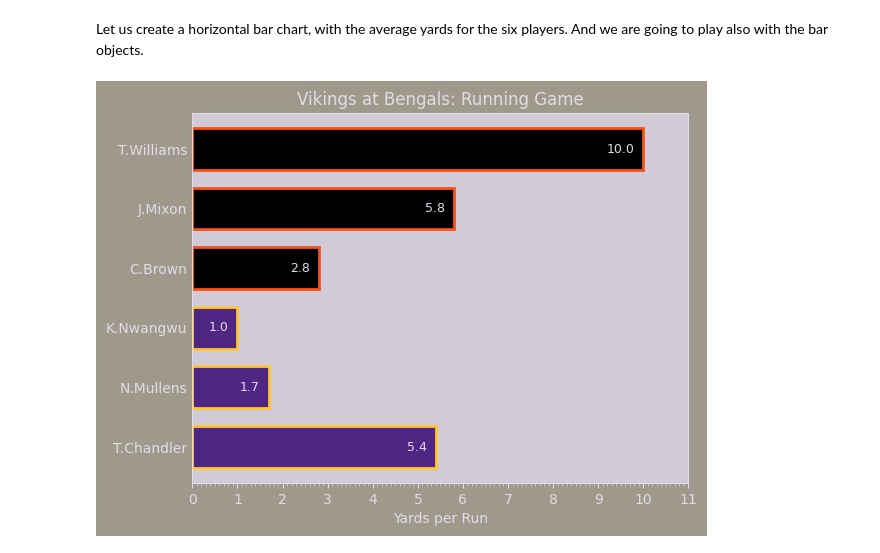
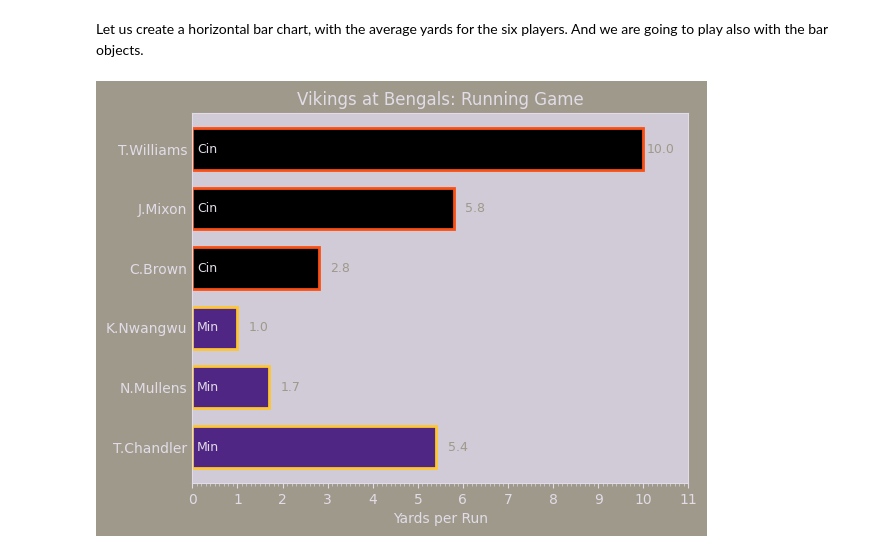
Before and after one commit to alvarohernandezalt/matplotlib_thePathof, a Jupyter notebook: 01_OOP_InterfacesDesign/AB_Appearance_TicksGridsAxes.ipynb, the cells around one changed output. Cells and saved outputs as stored; diff of their text form; code cells hidden in the pictures.

```diff
--- a/01_OOP_InterfacesDesign/AB_Appearance_TicksGridsAxes.ipynb
+++ b/01_OOP_InterfacesDesign/AB_Appearance_TicksGridsAxes.ipynb
@@ -207,32 +207,34 @@ fig, ax = plt.figure(facecolor='#9F998B'), plt.axes(facecolor='#D1CBD7')
 
 df['Avg'].plot.barh(ax = ax,
              color = df['colors_1'],
              edgecolor= df['colors_2'],
              linewidth = 2,
              width = 0.7)
 
 ax.yaxis.set_tick_params(length=0, which='major', rotation = 0)
 ax.set_yticklabels(df['Name'], color='#E1DCE7')
 
 for spine in 'bottom', 'left', 'top', 'right':
   ax.spines[spine].set_color('#E1DCE7')
 
 xlim0, xlim1 = 0, round(df['Avg'].max()) + 1
 ax.set_xlim([xlim0 , xlim1])
 ax.set_xticks(range(xlim0, xlim1 + 1))
 # Change both the ticks and ticklabels color
 ax.tick_params(axis='x', colors='#E1DCE7')
 
 ax.xaxis.set_minor_locator(MultipleLocator(1/10))
 ax.xaxis.set_tick_params(length=2, which='minor', color='#D1CBD7')
 ax.set_xlabel('Yards per Run', color='#E1DCE7')
 ax.set_title('Vikings at Bengals: Running Game', color='#E1DCE7');
 
 # Adding the avergae number for each player
 for i, v in enumerate(df['Avg']):
-    ax.text(v - 0.2, i, str(round(v, 2)), color='#E1DCE7', va='center', ha='right', fontsize=9)
+    ax.text(v + 0.7, i, str(round(v, 2)), color='#9F998B', va='center', ha='right', fontsize=9)
+for i, team in enumerate(df['Team']):
+    ax.text(0.1, i, team, color='#E1DCE7', va='center', ha='left', fontsize=9)
 
 # Save the vector PDF
 plt.savefig('runsAVG.pdf');
 # %% [output]
-[figure, old version]
+[figure, new version]
```
